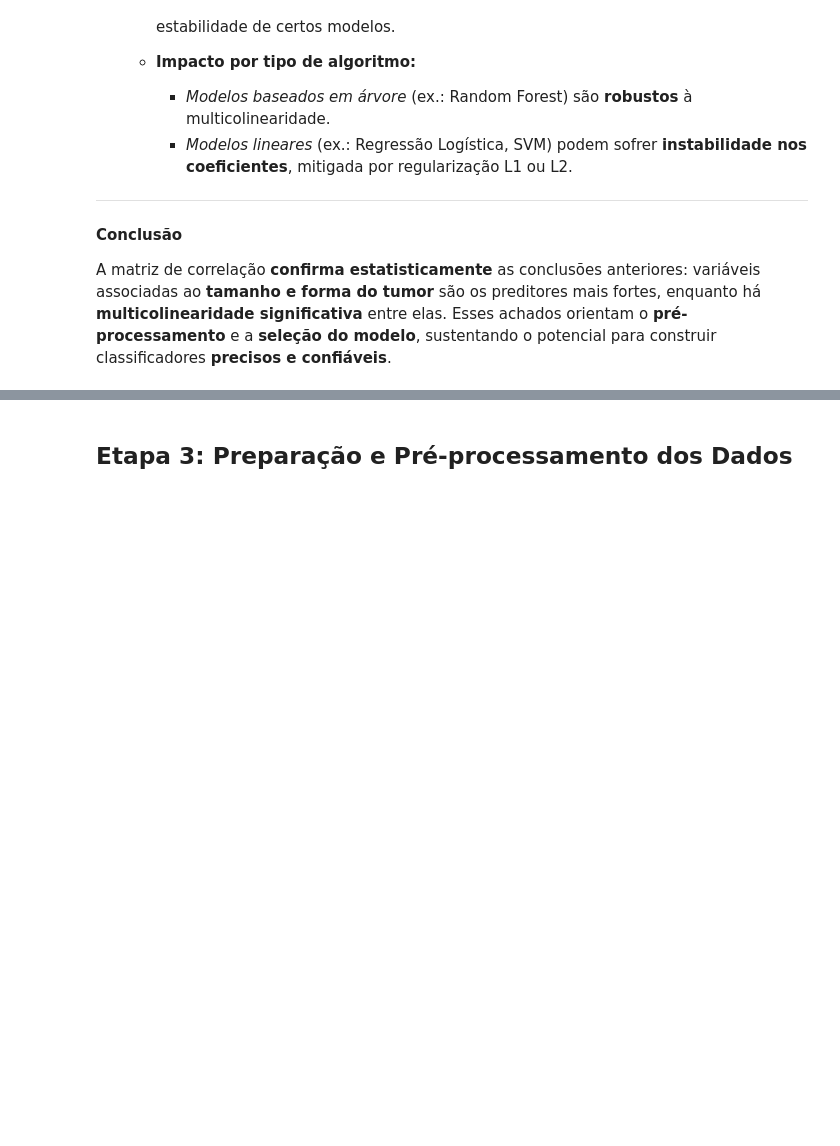
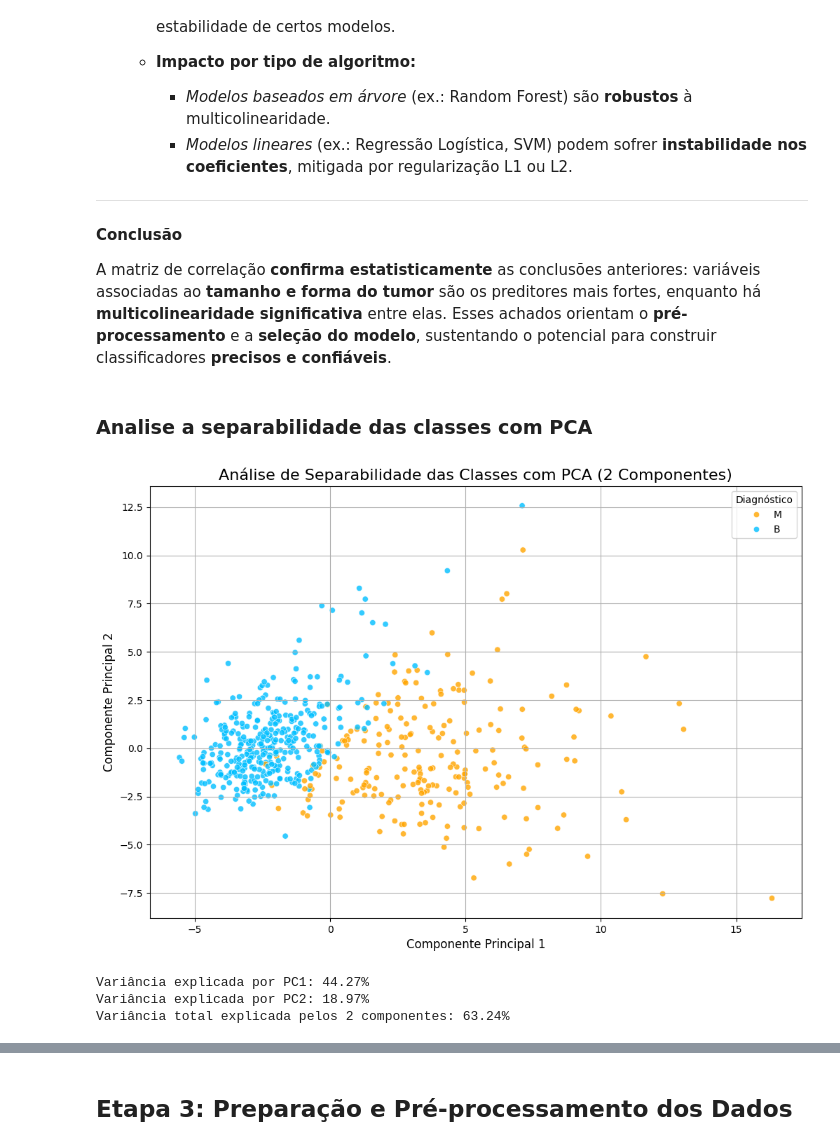
Before and after one commit to lincolngmc/caixaversogrupo5, a Jupyter notebook: ADA_projeto.ipynb, the cells around one changed output, grey strips where cells are left out. Saved outputs shown, nothing was run; the diff lists cells and outputs as text; code cells hidden in the pictures; blank space fills up the shorter version.

```diff
--- a/ADA_projeto.ipynb
+++ b/ADA_projeto.ipynb
@@ -587,3 +587,57 @@ O heatmap revela **blocos de alta correlação** entre variáveis, especialmente
 #### Conclusão
 
 A matriz de correlação **confirma estatisticamente** as conclusões anteriores: variáveis associadas ao **tamanho e forma do tumor** são os preditores mais fortes, enquanto há **multicolinearidade significativa** entre elas. Esses achados orientam o **pré-processamento** e a **seleção do modelo**, sustentando o potencial para construir classificadores **precisos e confiáveis**.
+# %% [markdown]
+### Analise a separabilidade das classes com PCA
+# %%
+from sklearn.preprocessing import StandardScaler
+from sklearn.decomposition import PCA
+# 1. Separar as features (X) da variável alvo (y)
+X = dt.drop(columns=['diagnosis'])
+y = dt['diagnosis']
+
+# 2. (PASSO CRUCIAL) Escalonar as features
+#    O PCA funciona melhor quando todas as features têm média 0 e desvio padrão 1.
+scaler = StandardScaler()
+X_scaled = scaler.fit_transform(X)
+
+# 3. Aplicar o PCA
+#    Vamos reduzir as 30 features para apenas 2 componentes principais.
+pca = PCA(n_components=2)
+principal_components = pca.fit_transform(X_scaled)
+
+# 4. Criar um novo DataFrame com os componentes principais para facilitar a visualização
+pca_df = pd.DataFrame(data=principal_components, columns=['PC1', 'PC2'])
+# Adicionar a coluna de diagnóstico de volta para podermos colorir os pontos
+pca_df = pd.concat([pca_df, y], axis=1)
+
+
+
+# 7. Visualizar o resultado
+plt.figure(figsize=(12, 8))
+sns.scatterplot(
+    x='PC1',
+    y='PC2',
+    hue='diagnosis',
+    data=pca_df,
+    palette={'B': 'deepskyblue', 'M': 'orange'},
+    alpha=0.8
+)
+
+plt.title('Análise de Separabilidade das Classes com PCA (2 Componentes)', fontsize=16)
+plt.xlabel('Componente Principal 1', fontsize=12)
+plt.ylabel('Componente Principal 2', fontsize=12)
+plt.legend(title='Diagnóstico')
+plt.grid()
+plt.show()
+
+# (Opcional) Verificar quanta informação (variância) os 2 componentes capturaram
+explained_variance = pca.explained_variance_ratio_
+print(f"Variância explicada por PC1: {explained_variance[0]:.2%}")
+print(f"Variância explicada por PC2: {explained_variance[1]:.2%}")
+print(f"Variância total explicada pelos 2 componentes: {np.sum(explained_variance):.2%}")
+# %% [output]
+[figure, added]
+Variância explicada por PC1: 44.27%
+Variância explicada por PC2: 18.97%
+Variância total explicada pelos 2 componentes: 63.24%
```
Also changed, not shown: parts of 9 cells of this notebook, 1 other file.
